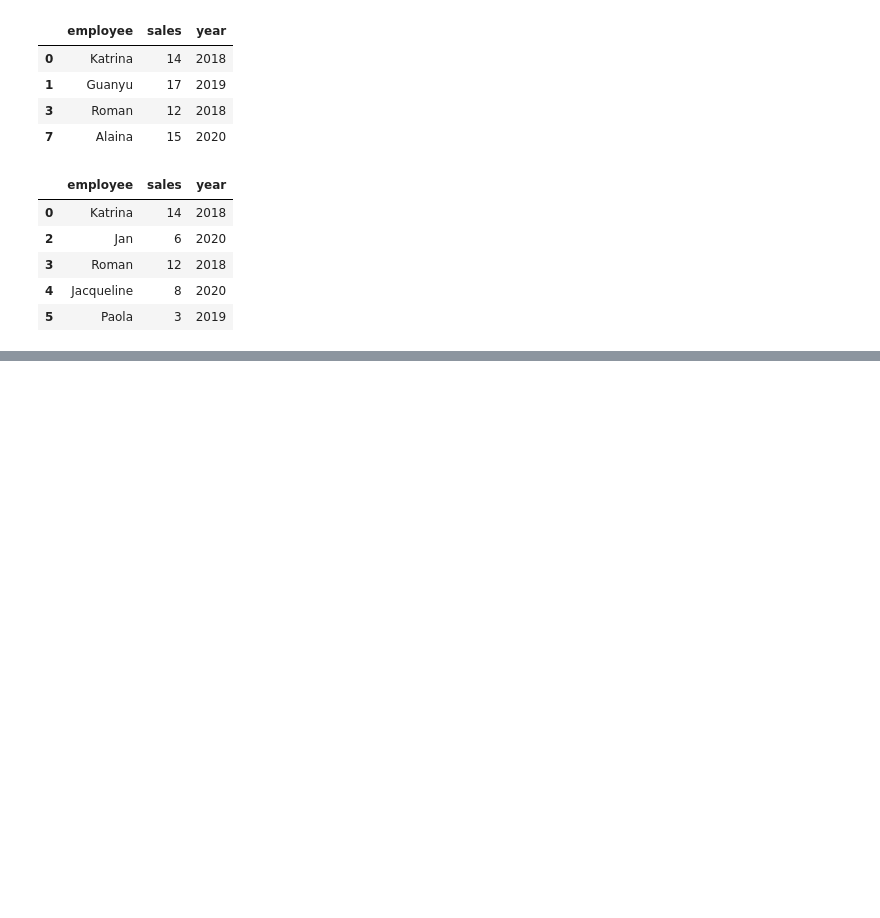
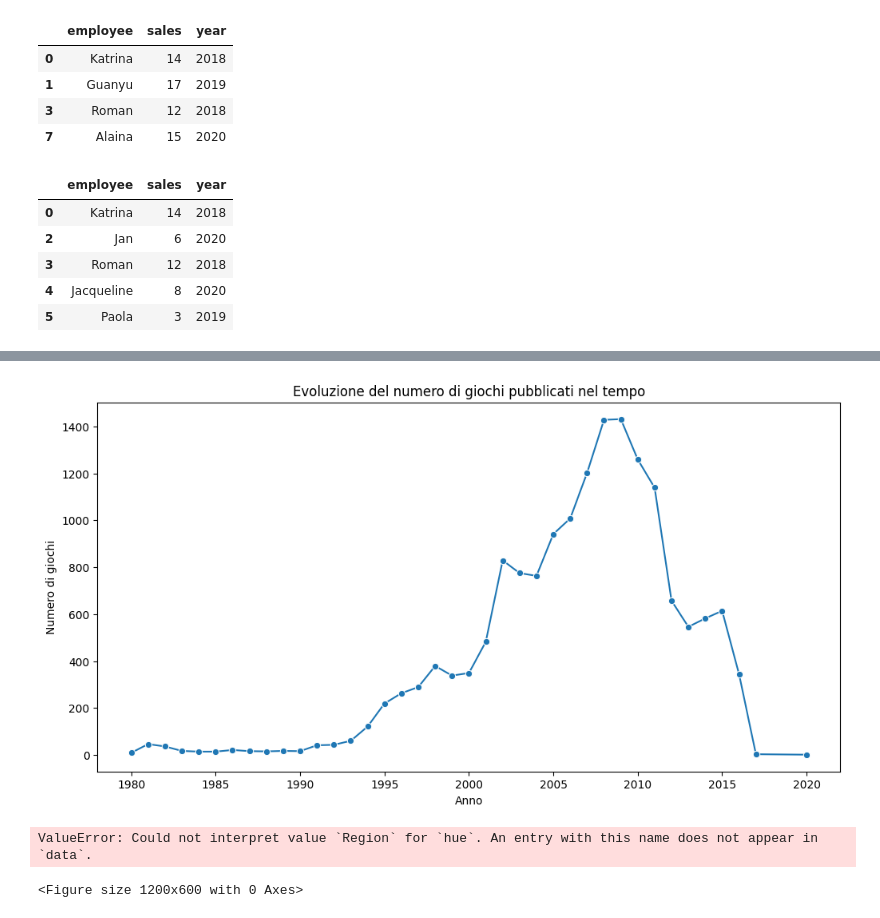
Before and after one commit to lisacontardo/Lab_2, a Jupyter notebook: 5_Esercizi_lez_5.ipynb, the cells around one changed output, grey strips where cells are left out. Cells and saved outputs as stored; diff of their text form; code cells hidden in the pictures; blank space fills up the shorter version.

```diff
--- a/5_Esercizi_lez_5.ipynb
+++ b/5_Esercizi_lez_5.ipynb
@@ -130,0 +153,43 @@ df.head()
+# %%
+#Plotta l'evoluzione del numero di giochi pubblicati nel tempo
+df['Year'] = pd.to_numeric(df['Year'], errors='coerce')
+#elimino valori mancanti
+df_year = df.dropna(subset=['Year'])
+df_year
+#raggruppo i giochi per anno
+grouped = df_year.groupby('Year')
+#ottengo grouped = raggruppa tutte pe righe del df con lo stesso anno
+#conto quanti videogiochi ci sono in ogni gruppo (anno)
+giochi = grouped['Name'].count() #giochi è una Series
+
+plt.figure(figsize=(12,6))
+sns.lineplot(x=giochi.index, y=giochi.values, marker='o')
+plt.title('Evoluzione del numero di giochi pubblicati nel tempo')
+plt.xlabel('Anno')
+plt.ylabel('Numero di giochi')
+plt.show()
+# %% [output]
+[figure, added]
+# %%
+#Prova a riprodurre questo plot
+grouped = df.groupby('Genre')
+generi_conteggio = grouped['Name'].count().reset_index()
+generi_conteggio
+generi_conteggio.columns =['Genre', 'Count']
+
+regioni = ['NA_Sales', 'EU_Sales', 'JP_Sales', 'Other_Sales']
+df_long = df.melt(id_vars=['Genre'], value_vars=regioni,
+                  var_name='Region', value_name='Sales')
+
+# Raggruppiamo per genere e regione (sommiamo le vendite)
+generi_regioni = df_long.groupby(['Genre','Region'])['Sales'].sum().reset_index()
+
+
+plt.figure(figsize=(12,6))
+sns.barplot( x='Genre', y='Count', hue='Region', data=generi_conteggio)
+plt.xticks(rotation=45)
+plt.title("Conteggio per genere")
+plt.show()
+# %% [output]
+ValueError: Could not interpret value `Region` for `hue`. An entry with this name does not appear in `data`.
+<Figure size 1200x600 with 0 Axes>
```
Also changed, not shown: parts of 2 cells of this notebook.
